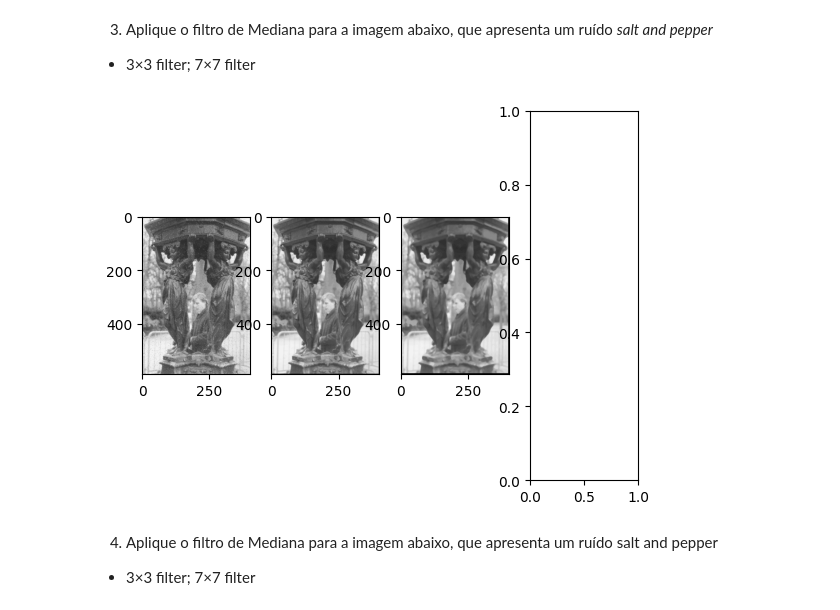
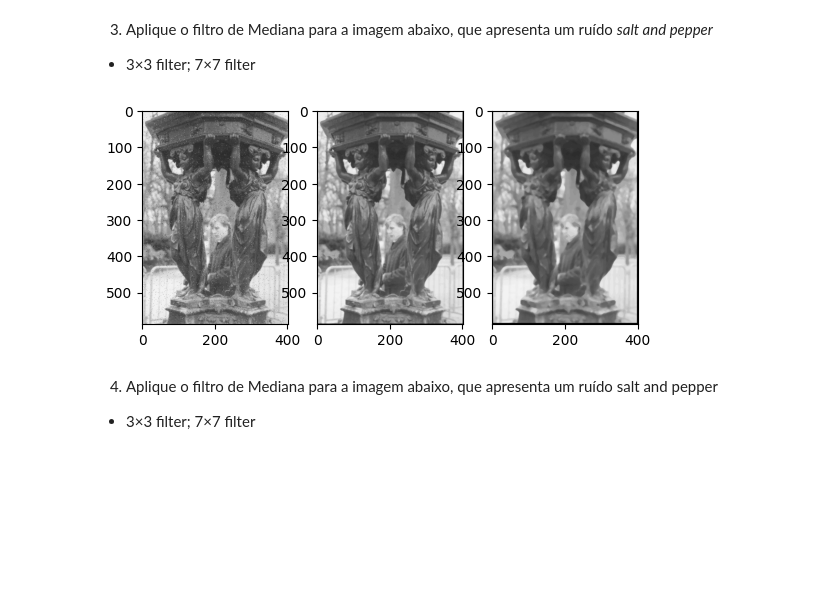
Before and after one commit to NicNaves/gsi058_t1_nicolasnaves, a Jupyter notebook: Lab04 - Low pass filtering/Lab04.ipynb, the cells around one changed output. Cells and saved outputs as stored; diff of their text form; code cells hidden in the pictures; blank space fills up the shorter version.

```diff
--- a/Lab04 - Low pass filtering/Lab04.ipynb
+++ b/Lab04 - Low pass filtering/Lab04.ipynb
@@ -141,35 +141,35 @@ img3 = cv2.imread("sta2noi2.png", cv2.IMREAD_GRAYSCALE)
 kernel_size = [3,7]
 
 # Obtendo as dimensões da imagem
 height, width = img3.shape
 
 # Criando uma imagem vazia para armazenar o resultado
 filtered_img_3 = np.zeros((height, width), dtype=np.uint8)
 filtered_img_7 = np.zeros((height, width), dtype=np.uint8)
 
 # Aplicando o filtro de mediana
 for k in kernel_size:
     for i in range(k // 2, height - k // 2):
         for j in range(k // 2, width - k // 2):
             if  k==3:
                 # Criando uma janela (kernel)
                 kernel3 = img3[i - k // 2:i + k // 2 + 1, j - k // 2:j + k // 2 + 1]
                 # Aplicando a mediana na janela
                 filtered_img_3[i, j] = np.median(kernel3)
             else:
                 # Criando uma janela (kernel)
                 kernel7 = img3[i - k // 2:i + k // 2 + 1, j - k // 2:j + k // 2 + 1]
                 # Aplicando a mediana na janela
                 filtered_img_7[i, j] = np.median(kernel7)
 
 # Exibindo a imagem original e a imagem filtrada
-fig, ax = plt.subplots(1, 4)
+fig, ax = plt.subplots(1, 3)
 ax[0].imshow(img3, cmap='gray', vmin=0, vmax=255)
 ax[1].imshow(filtered_img_3, cmap='gray', vmin=0, vmax=255)
 ax[2].imshow(filtered_img_7, cmap='gray', vmin=0, vmax=255)
 plt.show()
 # %% [output]
-[figure, old version]
+[figure, new version]
 # %% [markdown]
 4)	Aplique o filtro de Mediana para a imagem abaixo, que apresenta um ruído salt and pepper
 - 3×3 filter;	7×7 filter
```
Also changed, not shown: parts of 1 cell of this notebook.
